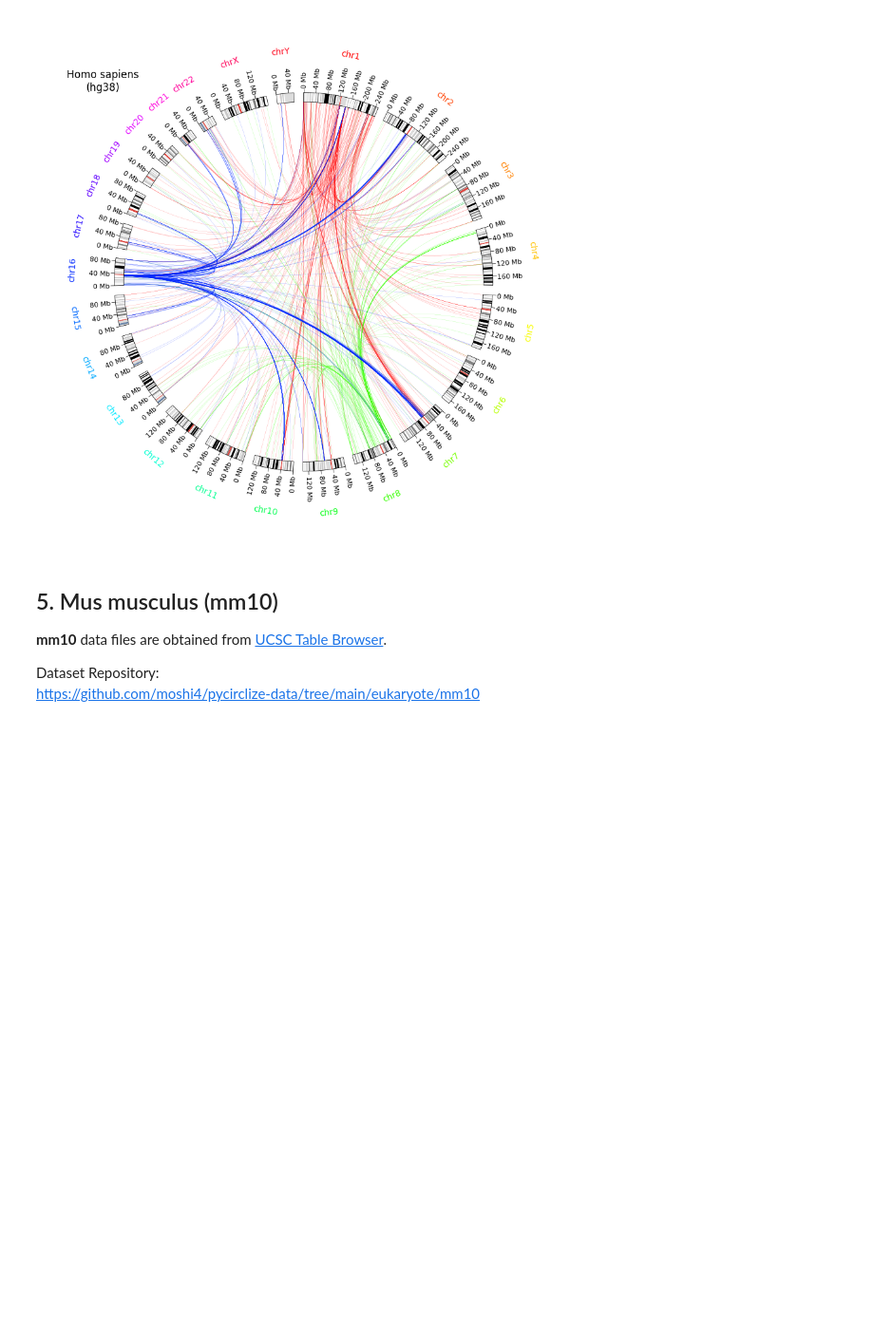
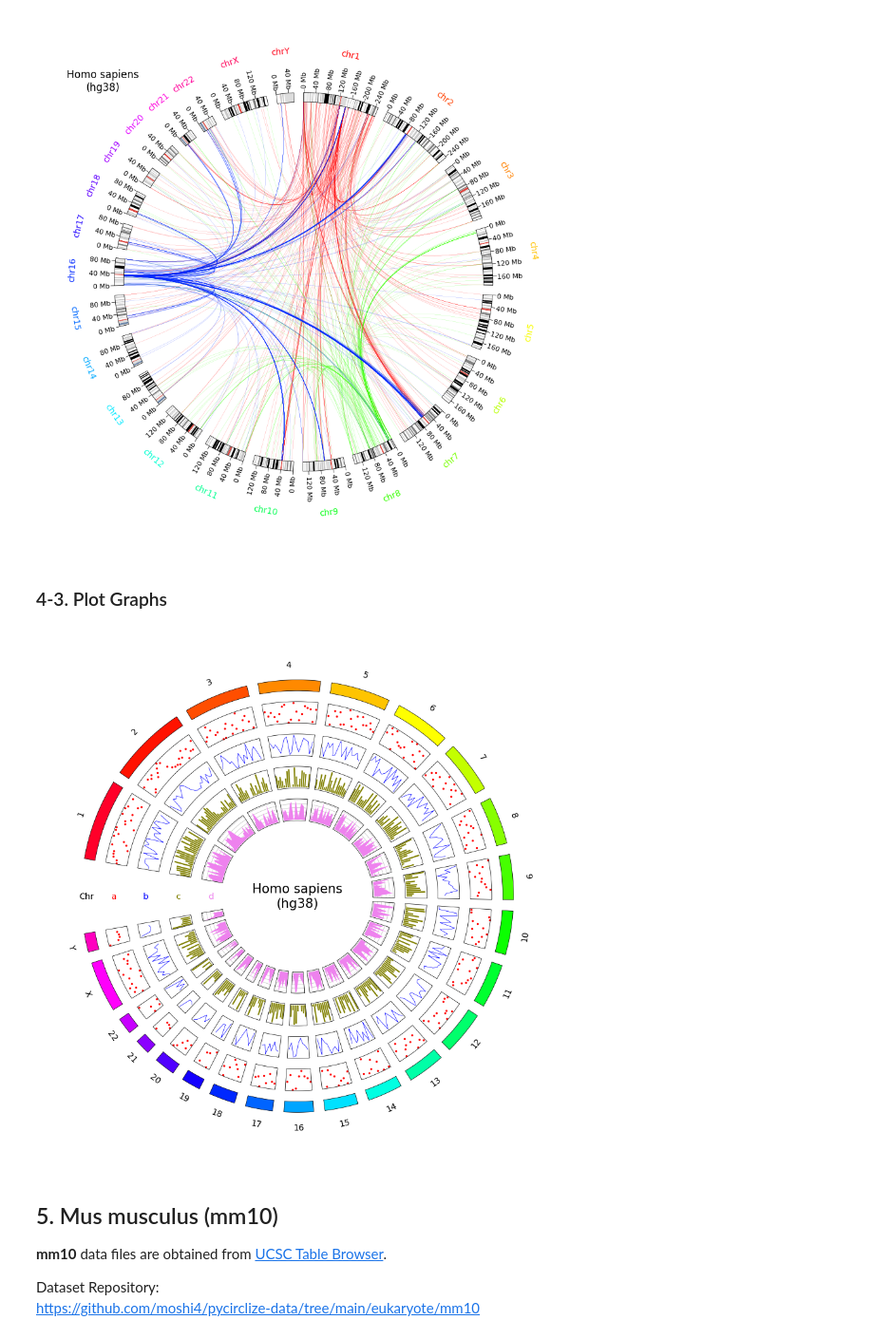
Before and after one commit to moshi4/pyCirclize, a Jupyter notebook: docs/circos_plot.ipynb, the cells around one changed output. Shown at 95% size. Cells and saved outputs as stored; diff of their text form; code cells hidden in the pictures; blank space fills up the shorter version.

```diff
--- a/docs/circos_plot.ipynb
+++ b/docs/circos_plot.ipynb
@@ -292,6 +286,65 @@ for link in chr_links:
 fig = circos.plotfig()
 # %% [output]
 [figure]
+# %% [markdown]
+### 4-3. Plot Graphs
+# %%
+from pycirclize import Circos
+from pycirclize.utils import ColorCycler, load_eukaryote_example_dataset
+import numpy as np
+np.random.seed(0)
+
+# Load hg38 dataset (https://github.com/moshi4/pycirclize-data/tree/main/eukaryote/hg38)
+chr_bed_file = load_eukaryote_example_dataset("hg38")[0]
+
+# Initialize Circos from BED chromosomes
+circos = Circos.initialize_from_bed(chr_bed_file, start=-80, end=260, space=3, endspace=False)
+circos.text("Homo sapiens\n(hg38)", size=15)
+
+# Create chromosome color dict
+ColorCycler.set_cmap("gist_rainbow")
+chr_names = [s.name for s in circos.sectors]
+colors = ColorCycler.get_color_list(len(chr_names))
+chr_name2color = {name: color for name, color in zip(chr_names, colors)}
+
+for sector in circos.sectors:
+    # Plot chromosome outer track
+    sector.text(sector.name.replace("chr", ""))
+    color = chr_name2color[sector.name]
+    outer_track = sector.add_track((95, 100))
+    outer_track.axis(fc=color)
+    # Create example x,y plot data
+    step = 10000000
+    x = np.arange(sector.start + (step / 2), sector.end - (step / 2), step)
+    y = np.random.randint(0, 100, size=len(x))
+    # Scatter track
+    track1 = sector.add_track((80, 90), r_pad_ratio=0.1)
+    track1.axis()
+    track1.scatter(x, y, s=6, color="red")
+    # Line track
+    track2 = sector.add_track((65, 75), r_pad_ratio=0.1)
+    track2.axis()
+    track2.line(x, y, color="blue")
+    # Bar track
+    track3 = sector.add_track((50, 60), r_pad_ratio=0.1)
+    track3.axis()
+    track3.bar(x, y, width=step * 0.7, color="olive")
+    # Fill between track
+    track4 = sector.add_track((35, 45), r_pad_ratio=0.1)
+    track4.axis()
+    track4.grid()
+    track4.fill_between(x, y, color="violet")
+    # Plot track labels
+    if sector.name == circos.sectors[0].name:
+        circos.text("Chr", r=outer_track.r_center, deg=-90)
+        circos.text("a", r=track1.r_center, deg=-90, color="red")
+        circos.text("b", r=track2.r_center, deg=-90, color="blue")
+        circos.text("c", r=track3.r_center, deg=-90, color="olive")
+        circos.text("d", r=track4.r_center, deg=-90, color="violet")
+
+fig = circos.plotfig()
+# %% [output]
+[figure, added]
 # %% [markdown]
 ## 5. Mus musculus (mm10)
 
```
Also changed, not shown: parts of 5 cells of this notebook, 3 other files.
